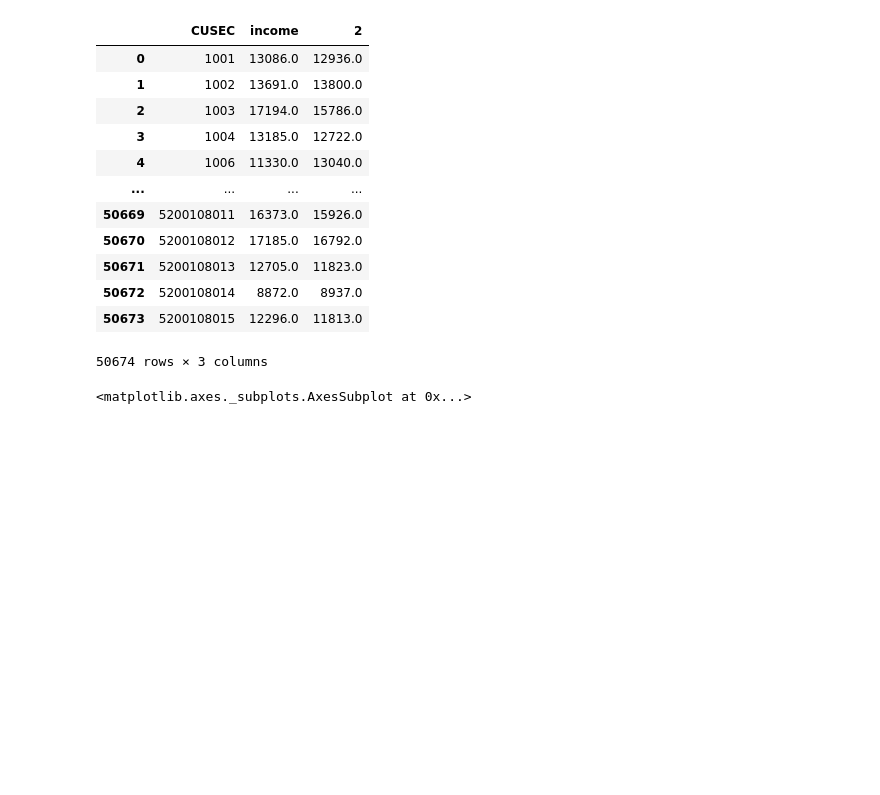
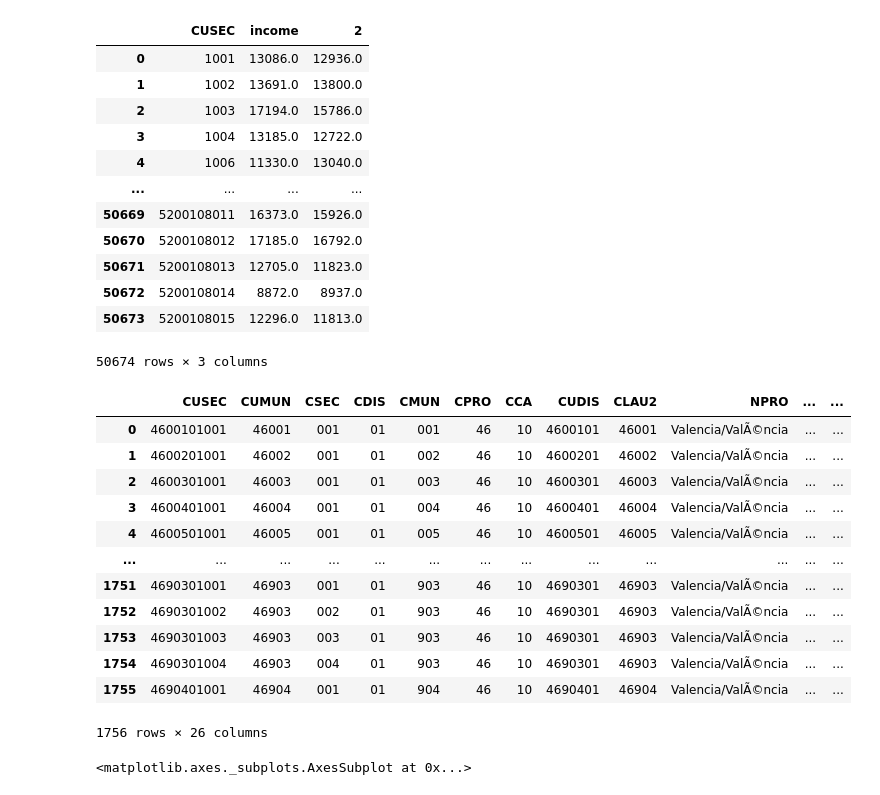
Before and after one commit to Domyy95/CDA, a Jupyter notebook: income_per_section/Income_Per_Section.ipynb, the cells around one changed output. Drawn from its saved outputs; the diff is of its cells as text; code cells hidden in the pictures; blank space fills up the shorter version.

```diff
--- a/income_per_section/Income_Per_Section.ipynb
+++ b/income_per_section/Income_Per_Section.ipynb
@@ -62,6 +76,22 @@ df
 shapefile.CUSEC = shapefile.CUSEC.astype(np.int64)
 df.CUSEC.astype(np.int64)
 shapefile = shapefile.merge(df, on='CUSEC')
+# %%
+shapefile
+# %% [output]
+|  | CUSEC | CUMUN | CSEC | CDIS | CMUN | CPRO | CCA | CUDIS | CLAU2 | NPRO | ... | ... |
+| 0 | 4600101001 | 46001 | 001 | 01 | 001 | 46 | 10 | 4600101 | 46001 | Valencia/ValÃ©ncia | ... | ... |
+| 1 | 4600201001 | 46002 | 001 | 01 | 002 | 46 | 10 | 4600201 | 46002 | Valencia/ValÃ©ncia | ... | ... |
+| 2 | 4600301001 | 46003 | 001 | 01 | 003 | 46 | 10 | 4600301 | 46003 | Valencia/ValÃ©ncia | ... | ... |
+| 3 | 4600401001 | 46004 | 001 | 01 | 004 | 46 | 10 | 4600401 | 46004 | Valencia/ValÃ©ncia | ... | ... |
+| 4 | 4600501001 | 46005 | 001 | 01 | 005 | 46 | 10 | 4600501 | 46005 | Valencia/ValÃ©ncia | ... | ... |
+| ... | ... | ... | ... | ... | ... | ... | ... | ... | ... | ... | ... | ... |
+| 1751 | 4690301001 | 46903 | 001 | 01 | 903 | 46 | 10 | 4690301 | 46903 | Valencia/ValÃ©ncia | ... | ... |
+| 1752 | 4690301002 | 46903 | 002 | 01 | 903 | 46 | 10 | 4690301 | 46903 | Valencia/ValÃ©ncia | ... | ... |
+| 1753 | 4690301003 | 46903 | 003 | 01 | 903 | 46 | 10 | 4690301 | 46903 | Valencia/ValÃ©ncia | ... | ... |
+| 1754 | 4690301004 | 46903 | 004 | 01 | 903 | 46 | 10 | 4690301 | 46903 | Valencia/ValÃ©ncia | ... | ... |
+| 1755 | 4690401001 | 46904 | 001 | 01 | 904 | 46 | 10 | 4690401 | 46904 | Valencia/ValÃ©ncia | ... | ... |
+1756 rows × 26 columns
 # %%
 shapefile.plot(column='income')
 # %% [output]
```
Also changed, not shown: parts of 3 cells of this notebook, 2 other files.
